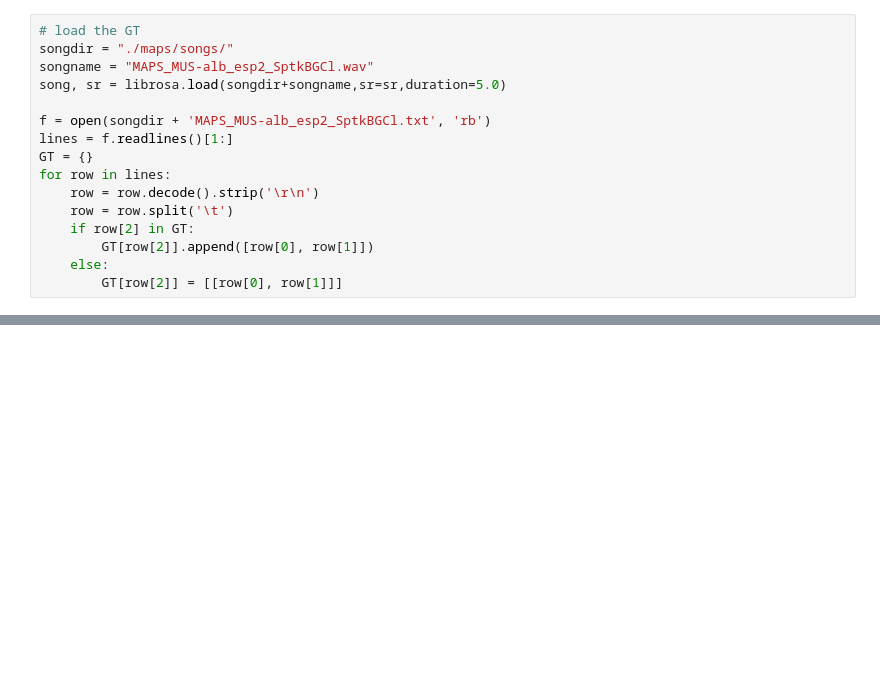
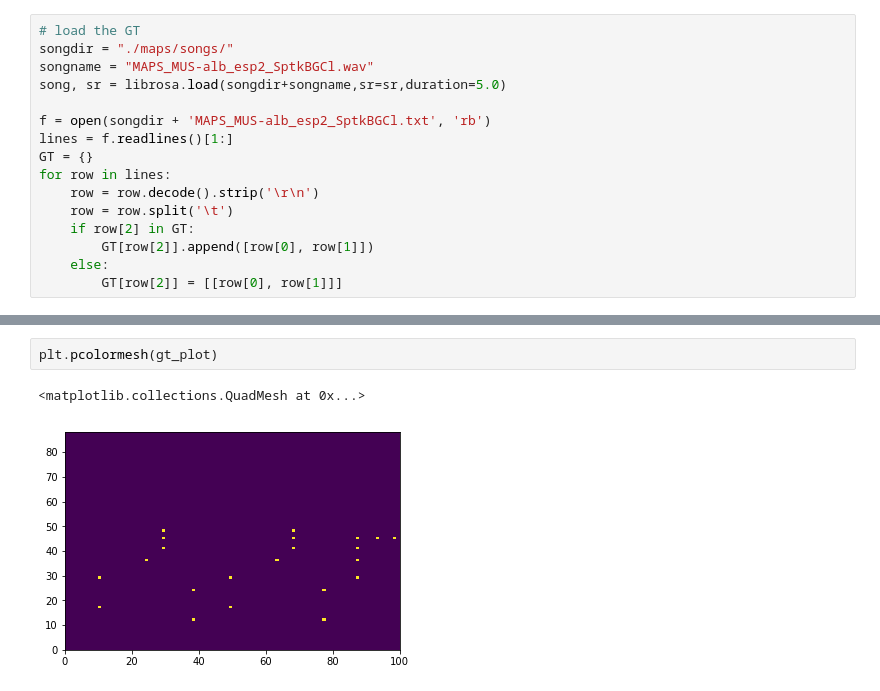
Before and after one commit to conwayzhu/autoscribe, a Jupyter notebook: maps_polyphonic_esp2.ipynb, the cells around one changed output, grey strips where cells are left out. Cells and saved outputs as stored; diff of their text form; blank space fills up the shorter version.

```diff
--- a/maps_polyphonic_esp2.ipynb
+++ b/maps_polyphonic_esp2.ipynb
@@ -199,0 +294,5 @@ ax.grid(True)
+# %%
+plt.pcolormesh(gt_plot)
+# %% [output]
+<matplotlib.collections.QuadMesh at 0x...>
+[figure, added]
```
Also changed, not shown: parts of 8 cells of this notebook.
